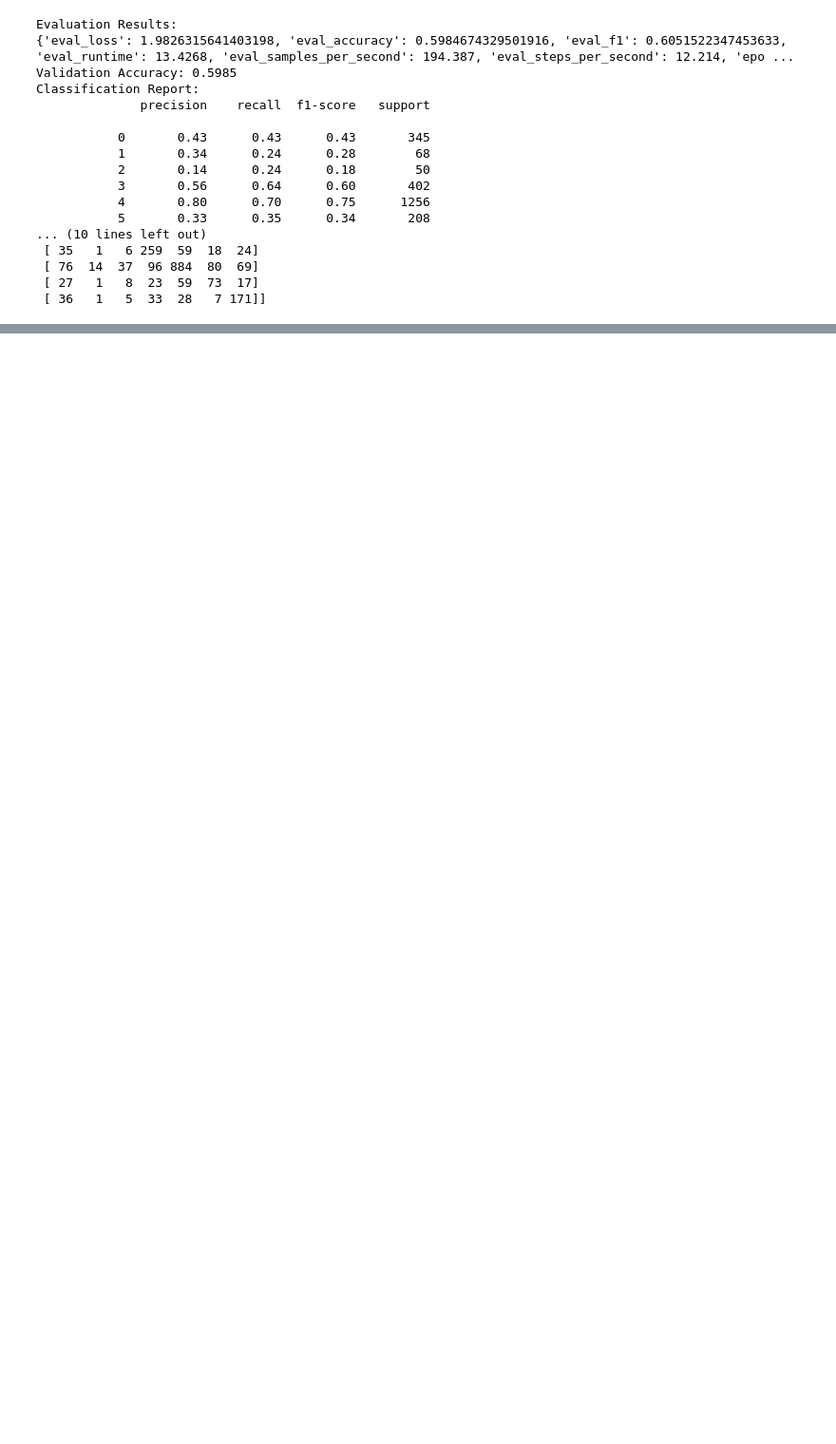
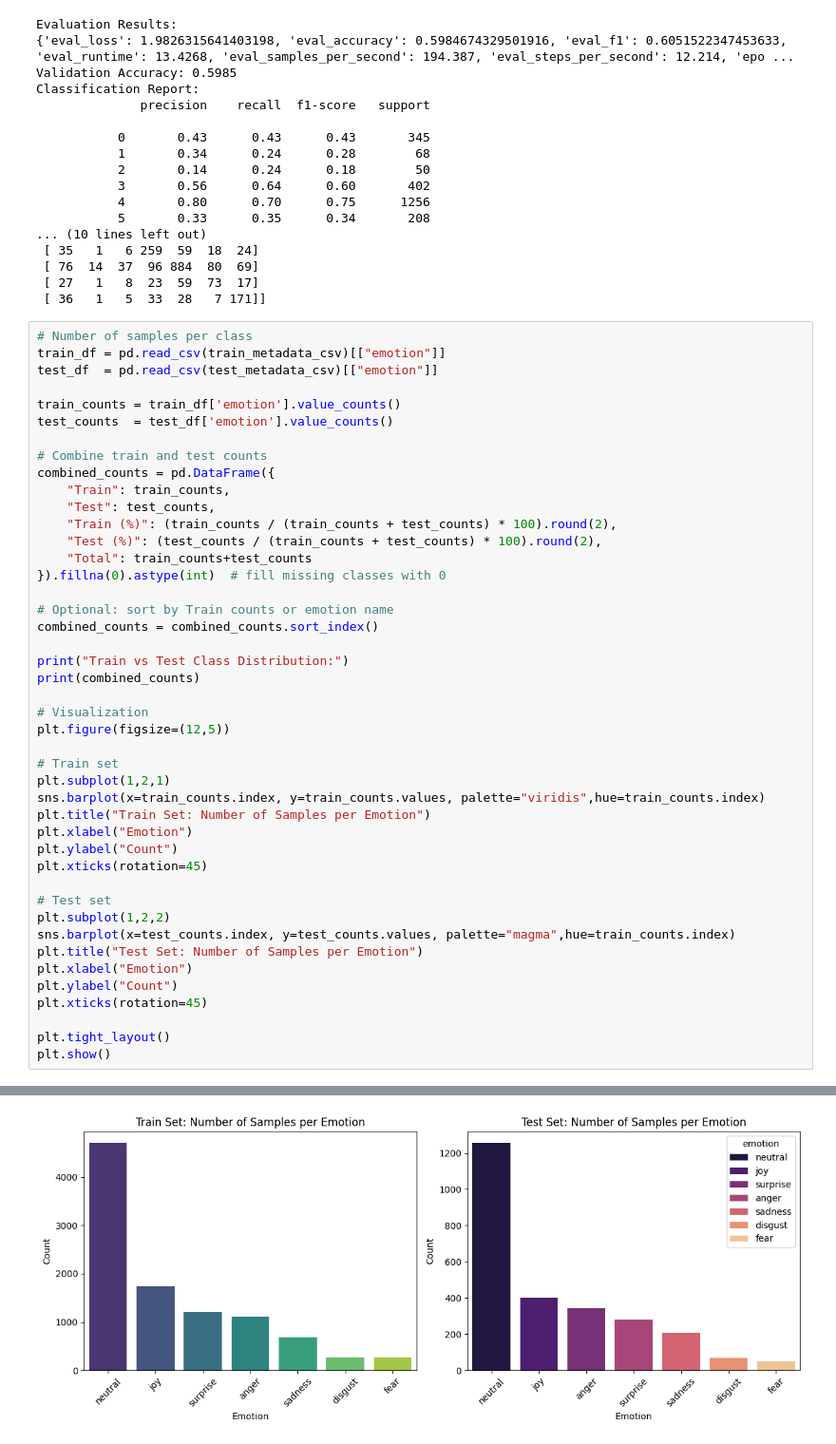
Before and after one commit to zackhng/CDS, a Jupyter notebook: notebooks/text_analysis.ipynb, the cells around one changed output, grey strips where cells are left out. Shown at 95% size. Cells and saved outputs as stored; diff of their text form; blank space fills up the shorter version.

Commit message:
viz/data exploration/cleaning of text data

```diff
--- a/notebooks/text_analysis.ipynb
+++ b/notebooks/text_analysis.ipynb
@@ -216,3 +218,48 @@ Classification Report:
  [ 76  14  37  96 884  80  69]
  [ 27   1   8  23  59  73  17]
  [ 36   1   5  33  28   7 171]]
+# %%
+# Number of samples per class
+train_df = pd.read_csv(train_metadata_csv)[["emotion"]]
+test_df  = pd.read_csv(test_metadata_csv)[["emotion"]]
+
+train_counts = train_df['emotion'].value_counts()
+test_counts  = test_df['emotion'].value_counts()
+
+# Combine train and test counts
+combined_counts = pd.DataFrame({
+    "Train": train_counts,
+    "Test": test_counts,
+    "Train (%)": (train_counts / (train_counts + test_counts) * 100).round(2),
+    "Test (%)": (test_counts / (train_counts + test_counts) * 100).round(2),
+    "Total": train_counts+test_counts
+}).fillna(0).astype(int)  # fill missing classes with 0
+
+# Optional: sort by Train counts or emotion name
+combined_counts = combined_counts.sort_index()
+
+print("Train vs Test Class Distribution:")
+print(combined_counts)
+
+# Visualization
+plt.figure(figsize=(12,5))
+
+# Train set
+plt.subplot(1,2,1)
+sns.barplot(x=train_counts.index, y=train_counts.values, palette="viridis",hue=train_counts.index)
+plt.title("Train Set: Number of Samples per Emotion")
+plt.xlabel("Emotion")
+plt.ylabel("Count")
+plt.xticks(rotation=45)
+
+# Test set
+plt.subplot(1,2,2)
+sns.barplot(x=test_counts.index, y=test_counts.values, palette="magma",hue=train_counts.index)
+plt.title("Test Set: Number of Samples per Emotion")
+plt.xlabel("Emotion")
+plt.ylabel("Count")
+plt.xticks(rotation=45)
+
+plt.tight_layout()
+plt.show()
+# %% [output]
@@ -218,0 +276 @@ Classification Report:
+[figure, added]
```
Also changed, not shown: parts of 11 cells of this notebook.
